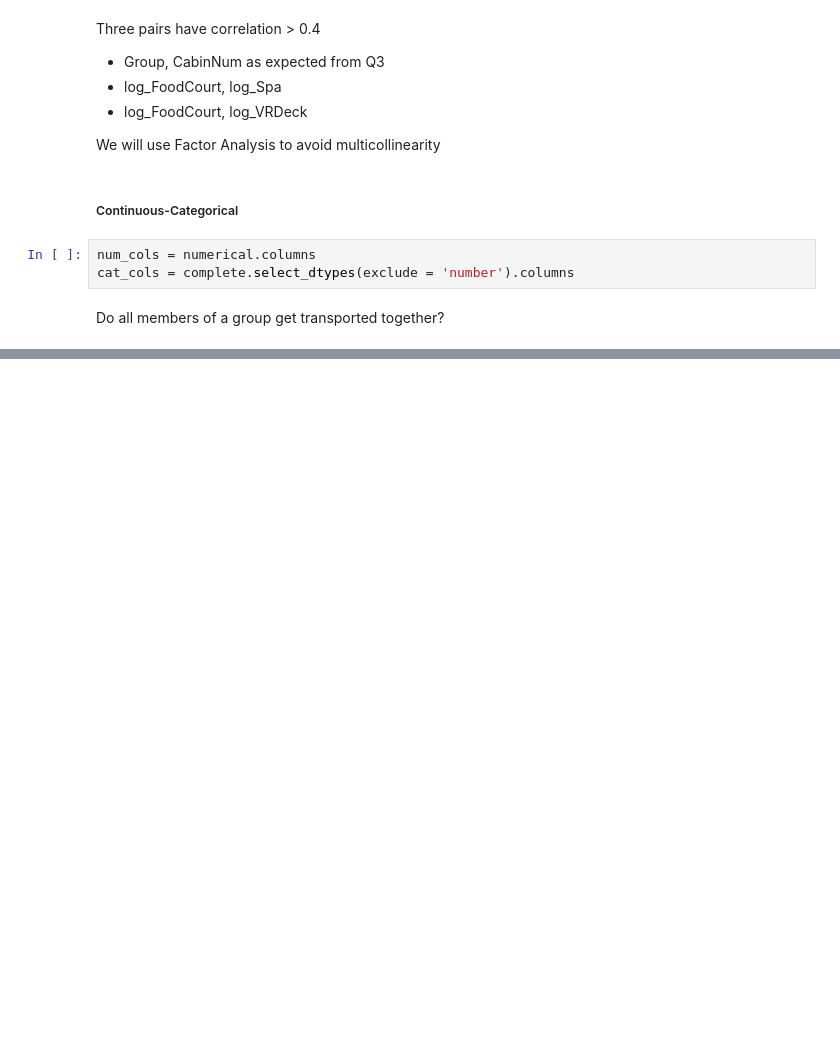
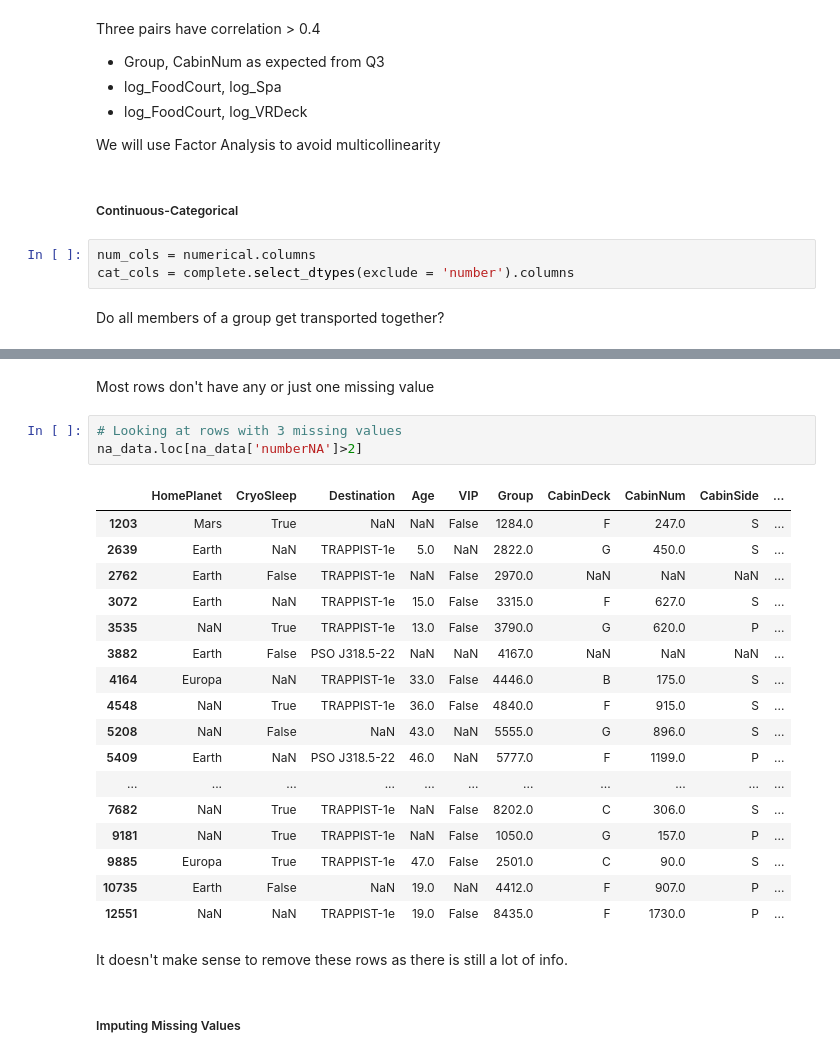
Before and after one commit to laksharora98/Portfolio, a Jupyter notebook: Kaggle Projects/Spaceship Titanic/EDA.ipynb, the cells around one changed output, grey strips where cells are left out. Drawn from its saved outputs; the diff is of its cells as text; blank space fills up the shorter version.

```diff
--- a/Kaggle Projects/Spaceship Titanic/EDA.ipynb
+++ b/Kaggle Projects/Spaceship Titanic/EDA.ipynb
@@ -660,0 +914,27 @@ TypeError: category type does not support sum operations
+# %% [markdown]
+Most rows don't have any or just one missing value
+# %%
+# Looking at rows with 3 missing values
+na_data.loc[na_data['numberNA']>2]
+# %% [output]
+|  | HomePlanet | CryoSleep | Destination | Age | VIP | Group | CabinDeck | CabinNum | CabinSide | ... |
+| 1203 | Mars | True | NaN | NaN | False | 1284.0 | F | 247.0 | S | ... |
+| 2639 | Earth | NaN | TRAPPIST-1e | 5.0 | NaN | 2822.0 | G | 450.0 | S | ... |
+| 2762 | Earth | False | TRAPPIST-1e | NaN | False | 2970.0 | NaN | NaN | NaN | ... |
+| 3072 | Earth | NaN | TRAPPIST-1e | 15.0 | False | 3315.0 | F | 627.0 | S | ... |
+| 3535 | NaN | True | TRAPPIST-1e | 13.0 | False | 3790.0 | G | 620.0 | P | ... |
+| 3882 | Earth | False | PSO J318.5-22 | NaN | NaN | 4167.0 | NaN | NaN | NaN | ... |
+| 4164 | Europa | NaN | TRAPPIST-1e | 33.0 | False | 4446.0 | B | 175.0 | S | ... |
+| 4548 | NaN | True | TRAPPIST-1e | 36.0 | False | 4840.0 | F | 915.0 | S | ... |
+| 5208 | NaN | False | NaN | 43.0 | NaN | 5555.0 | G | 896.0 | S | ... |
+| 5409 | Earth | NaN | PSO J318.5-22 | 46.0 | NaN | 5777.0 | F | 1199.0 | P | ... |
+| ... | ... | ... | ... | ... | ... | ... | ... | ... | ... | ... |
+| 7682 | NaN | True | TRAPPIST-1e | NaN | False | 8202.0 | C | 306.0 | S | ... |
+| 9181 | NaN | True | TRAPPIST-1e | NaN | False | 1050.0 | G | 157.0 | P | ... |
+| 9885 | Europa | True | TRAPPIST-1e | 47.0 | False | 2501.0 | C | 90.0 | S | ... |
+| 10735 | Earth | False | NaN | 19.0 | NaN | 4412.0 | F | 907.0 | P | ... |
+| 12551 | NaN | NaN | TRAPPIST-1e | 19.0 | False | 8435.0 | F | 1730.0 | P | ... |
+# %% [markdown]
+It doesn't make sense to remove these rows as there is still a lot of info.
+# %% [markdown]
+##### Imputing Missing Values
```
Also changed, not shown: parts of 34 cells of this notebook, 1 other file.
